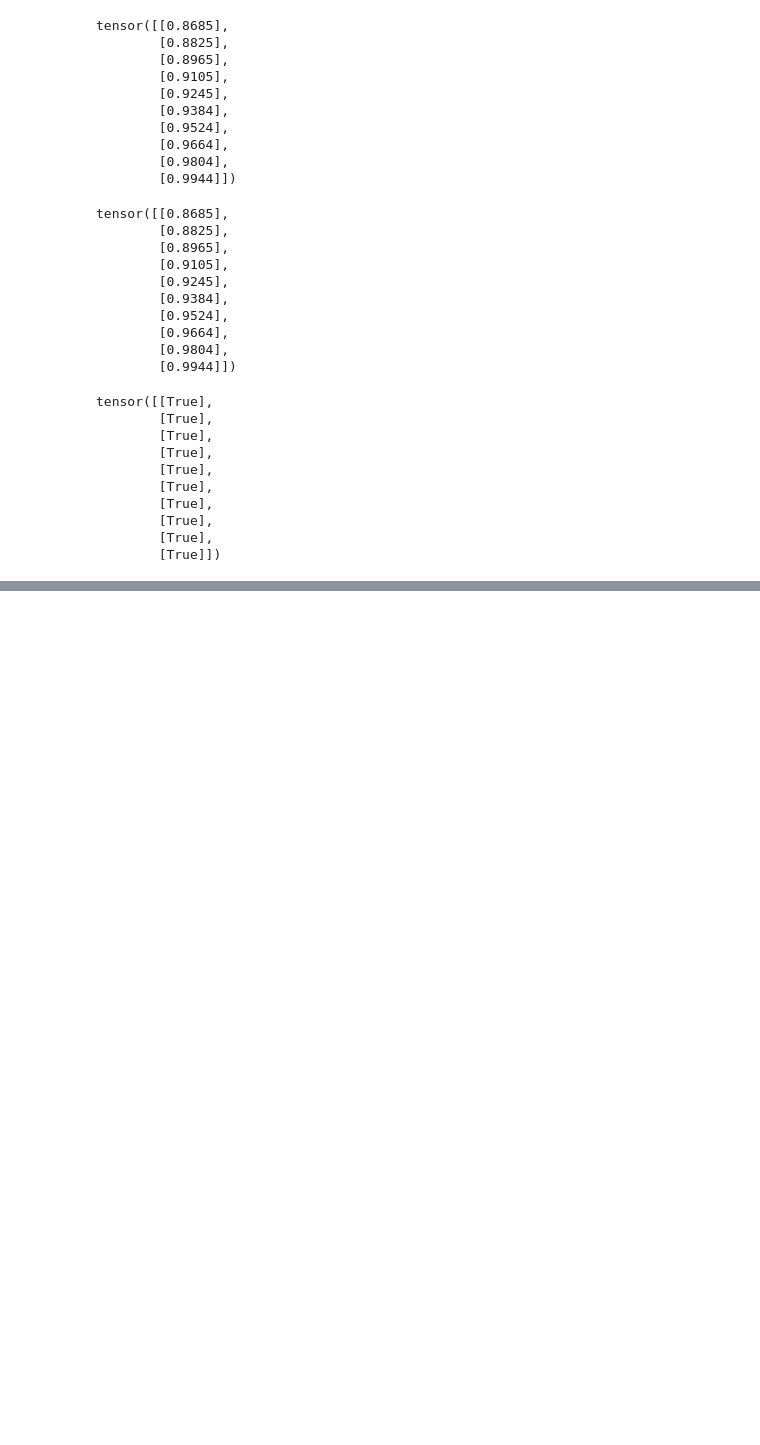
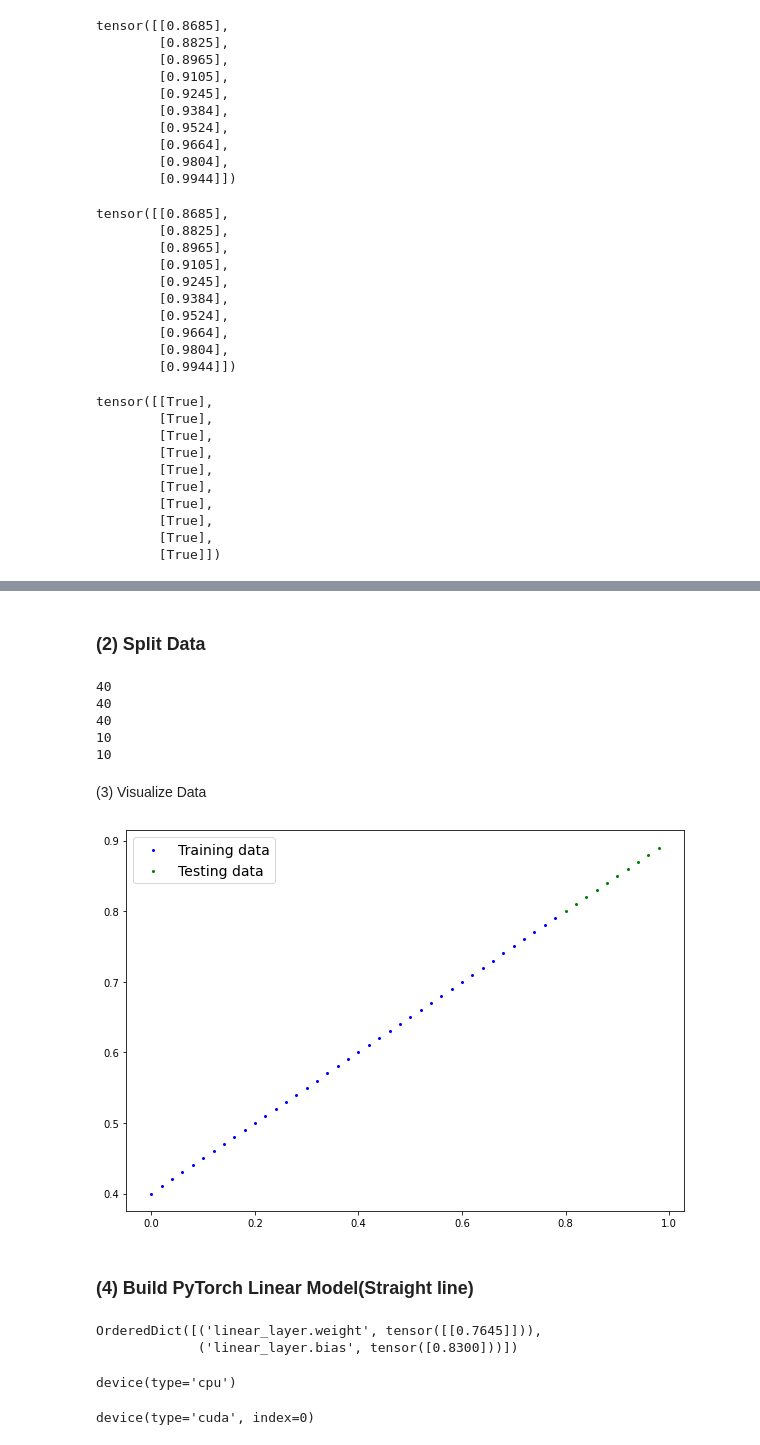
Before and after one commit to greeshmaunni1990/PyTorch-For-ML-DL, a Jupyter notebook: 01_pytorch_workflow_video.ipynb, the cells around one changed output, grey strips where cells are left out. Cells and saved outputs as stored; diff of their text form; code cells hidden in the pictures; blank space fills up the shorter version.

```diff
--- a/01_pytorch_workflow_video.ipynb
+++ b/01_pytorch_workflow_video.ipynb
@@ -533,0 +555,15 @@ tensor([[True],
+# %%
+# create data using linear regreesion formula of y=weight*feature + bias
+weight = 0.5
+bias = 0.4
+
+# create values
+start = 0
+end = 1
+step = 0.02
+
+# create X and y(Features and Labels)
+# if we are not using unsqueeze we will be getting errors
+X = torch.arange(start, end, step).unsqueeze(dim=1)
+y= weight* X + bias
+X[:10], y[:10]
@@ -533,0 +590,29 @@ tensor([[True],
+# %% [markdown]
+### (2) Split Data
+# %%
+# splitting 80% of data to train set
+train_split = int(0.8 * len(X))
+print(train_split)
+
+X_train, y_train = X[:train_split], y[:train_split]
+
+X_test, y_test = X[train_split:], y[train_split:]
+print(len(X_train))
+print(len(y_train))
+print(len(X_test))
+print(len(y_test))
+# %% [output]
+40
+40
+40
+10
+10
+# %% [markdown]
+(3) Visualize Data
+# %%
+# plot the data
+plot_predictions(X_train, y_train, X_test, y_test)
+# %% [output]
+[figure, added]
+# %% [markdown]
+### (4) Build PyTorch Linear Model(Straight line)
@@ -533,0 +639,16 @@ tensor([[True],
+# %%
+model_1.state_dict()
+# %% [output]
+OrderedDict([('linear_layer.weight', tensor([[0.7645]])),
+             ('linear_layer.bias', tensor([0.8300]))])
+# %%
+# check which device the model is currently using
+next(model_1.parameters()).device
+# %% [output]
+device(type='cpu')
+# %%
+# set the model to use target device
+model_1.to(device)
+next(model_1.parameters()).device
+# %% [output]
+device(type='cuda', index=0)
```
Also changed, not shown: parts of 21 cells of this notebook.
